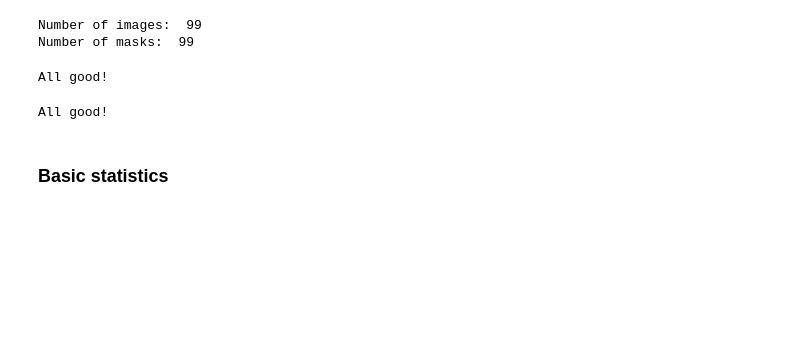
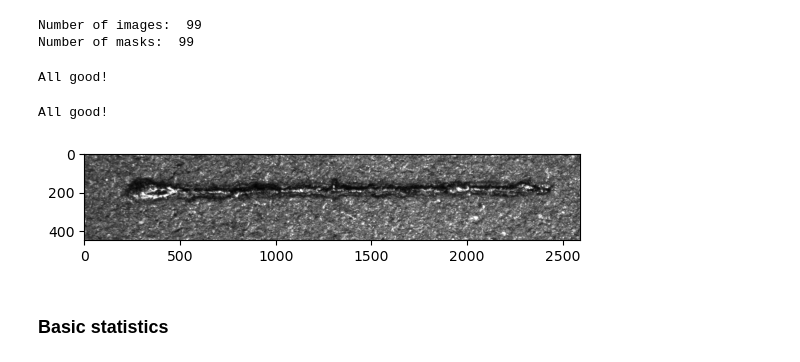
Before and after one commit to kenieveges/LPBF_Track_study, a Jupyter notebook: CNN_model/preprocessing.ipynb, the cells around one changed output. Saved outputs shown, nothing was run; the diff lists cells and outputs as text; code cells hidden in the pictures; blank space fills up the shorter version.

```diff
--- a/CNN_model/preprocessing.ipynb
+++ b/CNN_model/preprocessing.ipynb
@@ -89 +88,6 @@ def plot_labels(labels, images, n=5, size=(6, 10)):
     plt.show()
+# %%
+plt.imshow(images[90][700:1150], cmap="gray")
+plt.show()
+# %% [output]
+[figure, added]
```
Also changed, not shown: parts of 13 cells of this notebook.
